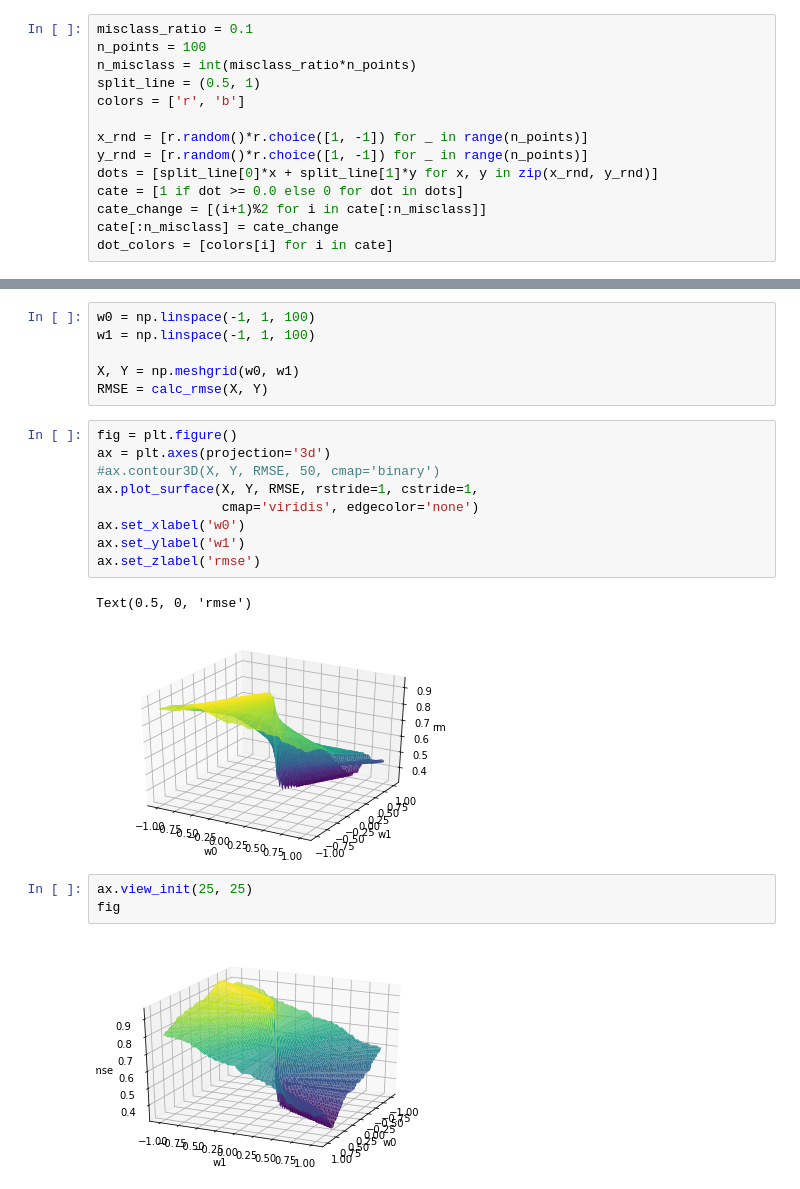
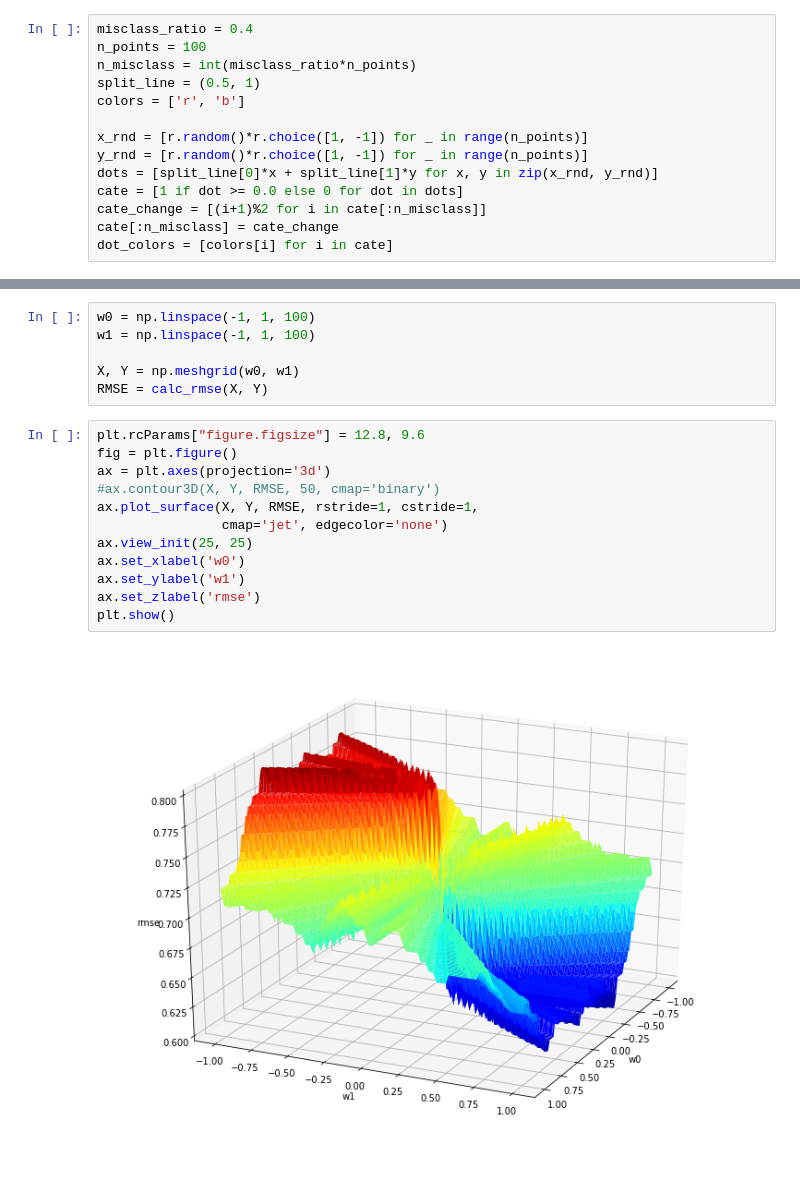
Before and after one commit to zimzion/EYTIP, a Jupyter notebook: class_0N_Convex_of_Loss_Function.ipynb, the cells around one changed output, grey strips where cells are left out. Drawn from its saved outputs; the diff is of its cells as text.

```diff
--- a/class_0N_Convex_of_Loss_Function.ipynb
+++ b/class_0N_Convex_of_Loss_Function.ipynb
@@ -5,7 +5,7 @@
 import matplotlib.pyplot as plt
 import random as r
 # %%
-misclass_ratio = 0.1
+misclass_ratio = 0.4
 n_points = 100
 n_misclass = int(misclass_ratio*n_points)
 split_line = (0.5, 1)
@@ -79,22 +85,19 @@ w1 = np.linspace(-1, 1, 100)
 X, Y = np.meshgrid(w0, w1)
 RMSE = calc_rmse(X, Y)
 # %%
+plt.rcParams["figure.figsize"] = 12.8, 9.6
 fig = plt.figure()
 ax = plt.axes(projection='3d')
 #ax.contour3D(X, Y, RMSE, 50, cmap='binary')
 ax.plot_surface(X, Y, RMSE, rstride=1, cstride=1,
-                cmap='viridis', edgecolor='none')
+                cmap='jet', edgecolor='none')
+ax.view_init(25, 25)
 ax.set_xlabel('w0')
 ax.set_ylabel('w1')
 ax.set_zlabel('rmse')
+plt.show()
 # %% [output]
-Text(0.5, 0, 'rmse')
-[figure, old version]
+[figure, new version]
-# %%
-ax.view_init(25, 25)
-fig
-# %% [output]
-[figure, removed]
 # %%
 min_by_row = [(np.argmin(row), row[np.argmin(row)]) for row in RMSE]
 min_values = [v for _, v in min_by_row]
```
Also changed, not shown: parts of 8 cells of this notebook.
